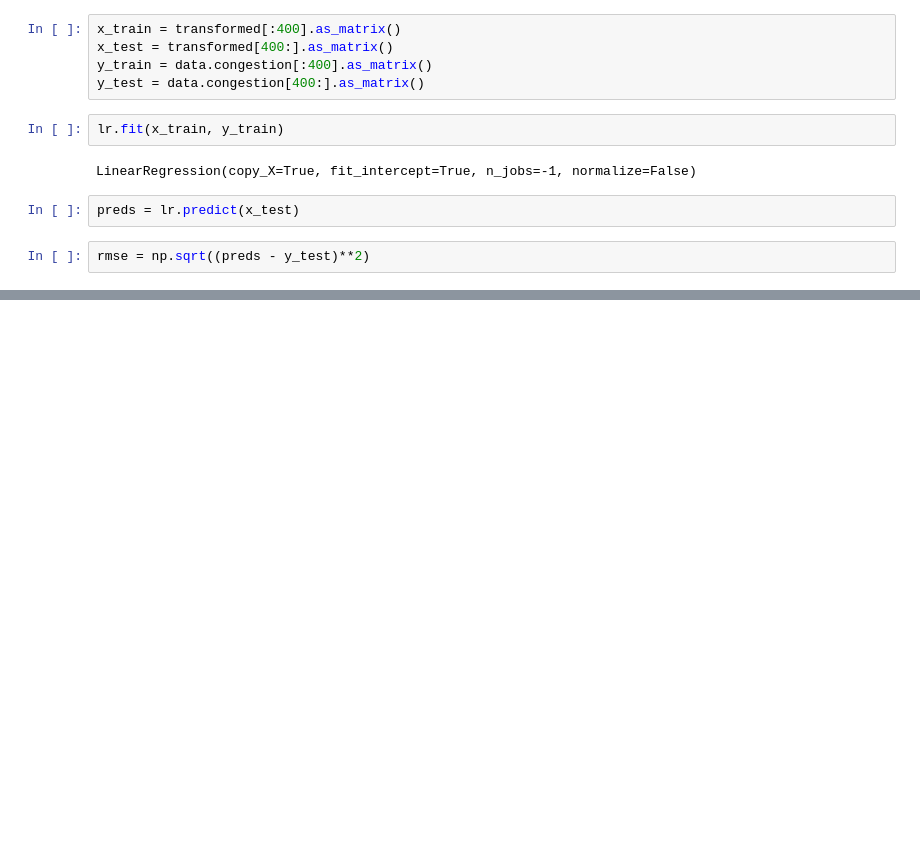
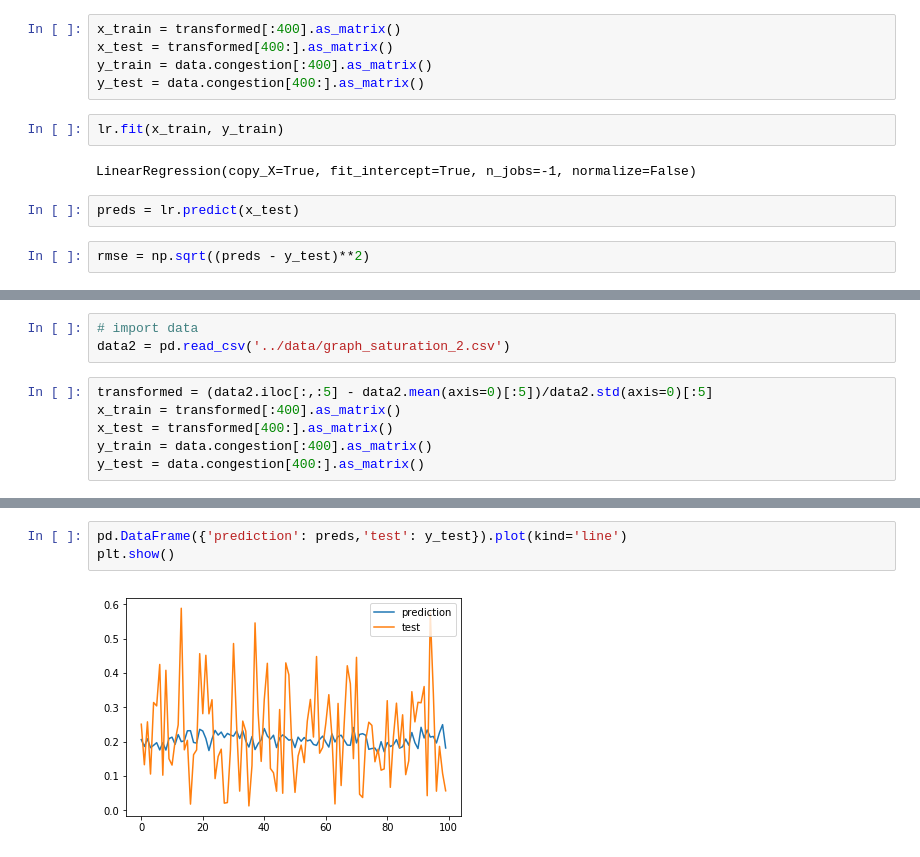
Before and after one commit to Olivier-Lakoue/Graph_ML_Problems, a Jupyter notebook: notebooks/[10]_regression_model.ipynb, the cells around one changed output, grey strips where cells are left out. Drawn from its saved outputs; the diff is of its cells as text; blank space fills up the shorter version.

```diff
--- a/notebooks/[10]_regression_model.ipynb
+++ b/notebooks/[10]_regression_model.ipynb
@@ -56,0 +59,9 @@ array([ 0.07126074,  0.04978905,  0.02887861, -0.0567871 , -0.02213302])
+# %%
+# import data
+data2 = pd.read_csv('../data/graph_saturation_2.csv')
+# %%
+transformed = (data2.iloc[:,:5] - data2.mean(axis=0)[:5])/data2.std(axis=0)[:5]
+x_train = transformed[:400].as_matrix()
+x_test = transformed[400:].as_matrix()
+y_train = data.congestion[:400].as_matrix()
+y_test = data.congestion[400:].as_matrix()
@@ -56,0 +77,5 @@ array([ 0.07126074,  0.04978905,  0.02887861, -0.0567871 , -0.02213302])
+# %%
+pd.DataFrame({'prediction': preds,'test': y_test}).plot(kind='line')
+plt.show()
+# %% [output]
+[figure, added]
```
Also changed, not shown: parts of 7 cells of this notebook, 2 other files.
